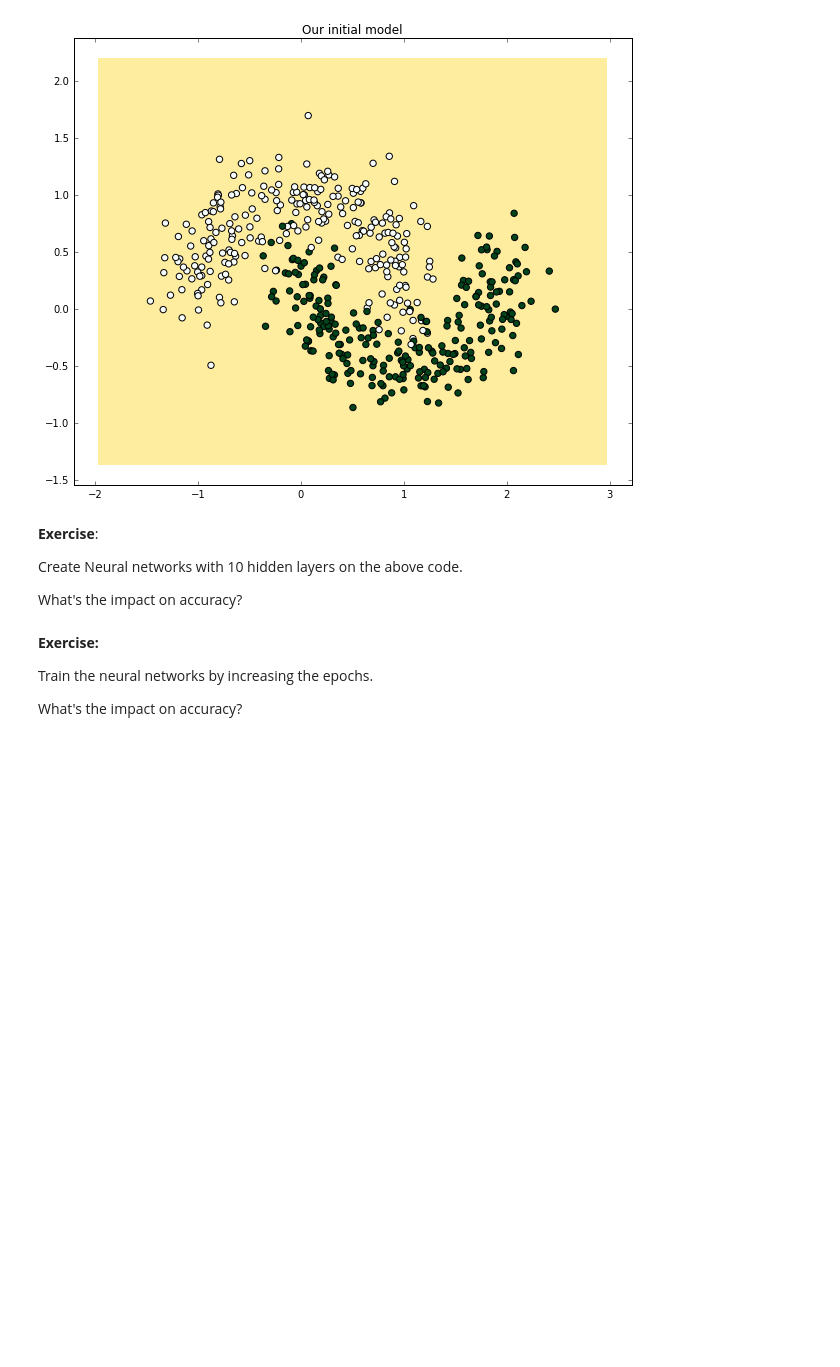
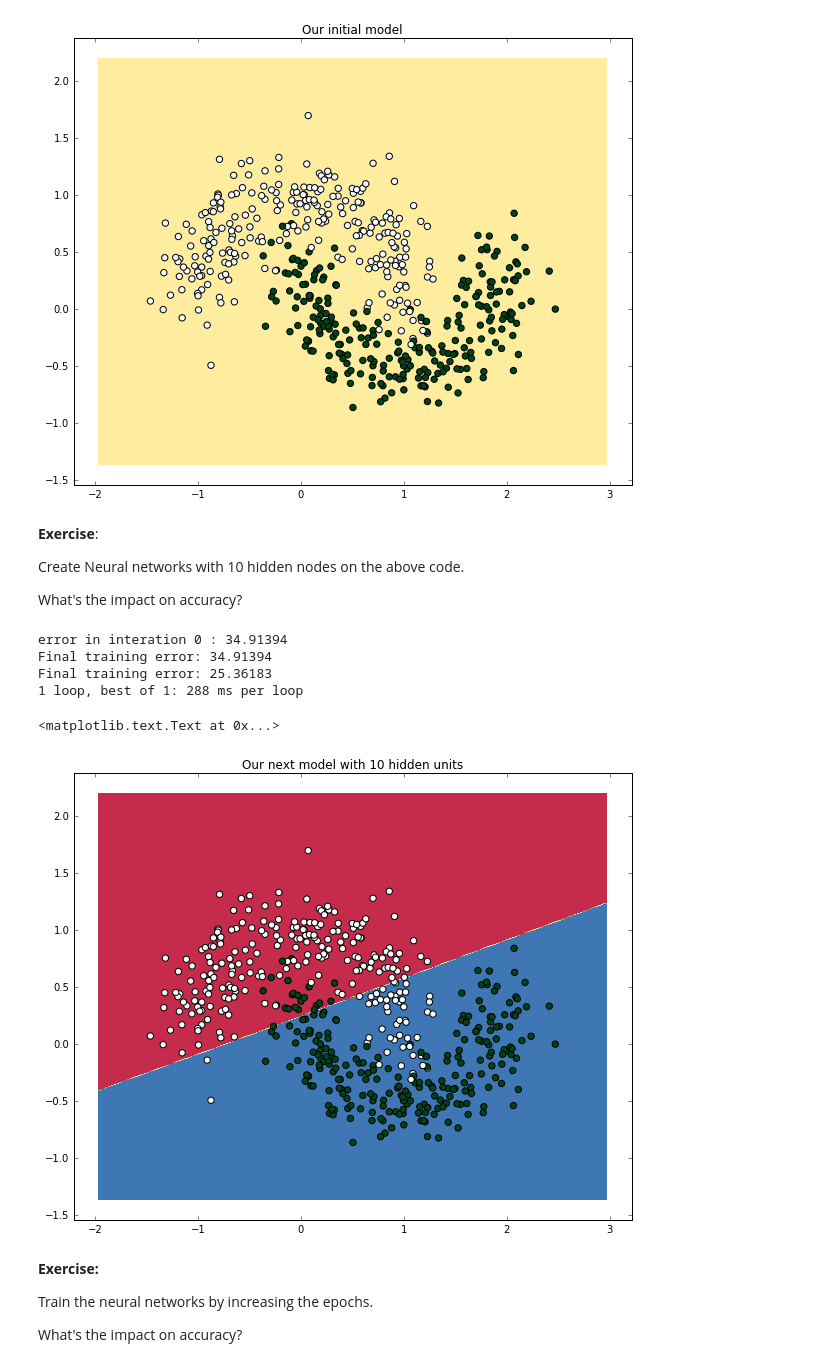
Before and after one commit to leriomaggio/deep-learning-keras-tensorflow, a Jupyter notebook: 1.1 Introduction - Deep Learning and ANN.ipynb, the cells around one changed output. Cells and saved outputs as stored; diff of their text form; code cells hidden in the pictures; blank space fills up the shorter version.

```diff
--- a/1.1 Introduction - Deep Learning and ANN.ipynb
+++ b/1.1 Introduction - Deep Learning and ANN.ipynb
@@ -411,7 +410,7 @@ plt.title("Our initial model")
 # %% [markdown]
 **Exercise**:
 
-Create Neural networks with 10 hidden layers on the above code.
+Create Neural networks with 10 hidden nodes on the above code.
 
 What's the impact on accuracy?
 # %%
@@ -422,3 +419,16 @@ What's the impact on accuracy?
+# %%
+# %load solutions/sol_111.py
+ann = ANN(2, 10, 1)
+%timeit -n 1 -r 1 ann.train(zip(X,y), iterations=2)
+plot_decision_boundary(ann)
+plt.title("Our next model with 10 hidden units")
+# %% [output]
+error in interation 0 : 34.91394
+Final training error: 34.91394
+Final training error: 25.36183
+1 loop, best of 1: 288 ms per loop
+<matplotlib.text.Text at 0x...>
+[figure, added]
 # %% [markdown]
 **Exercise:**
 
```
Also changed, not shown: parts of 10 cells of this notebook.
